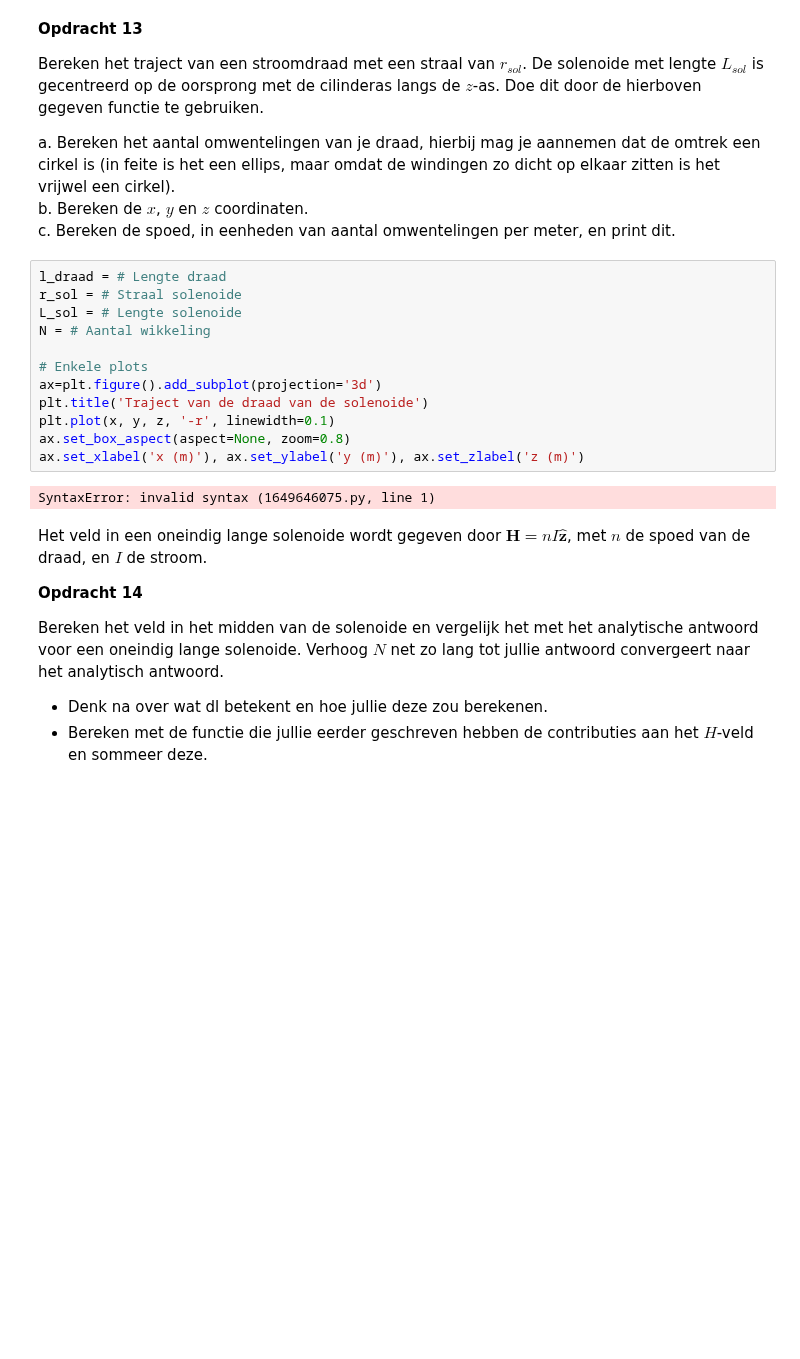
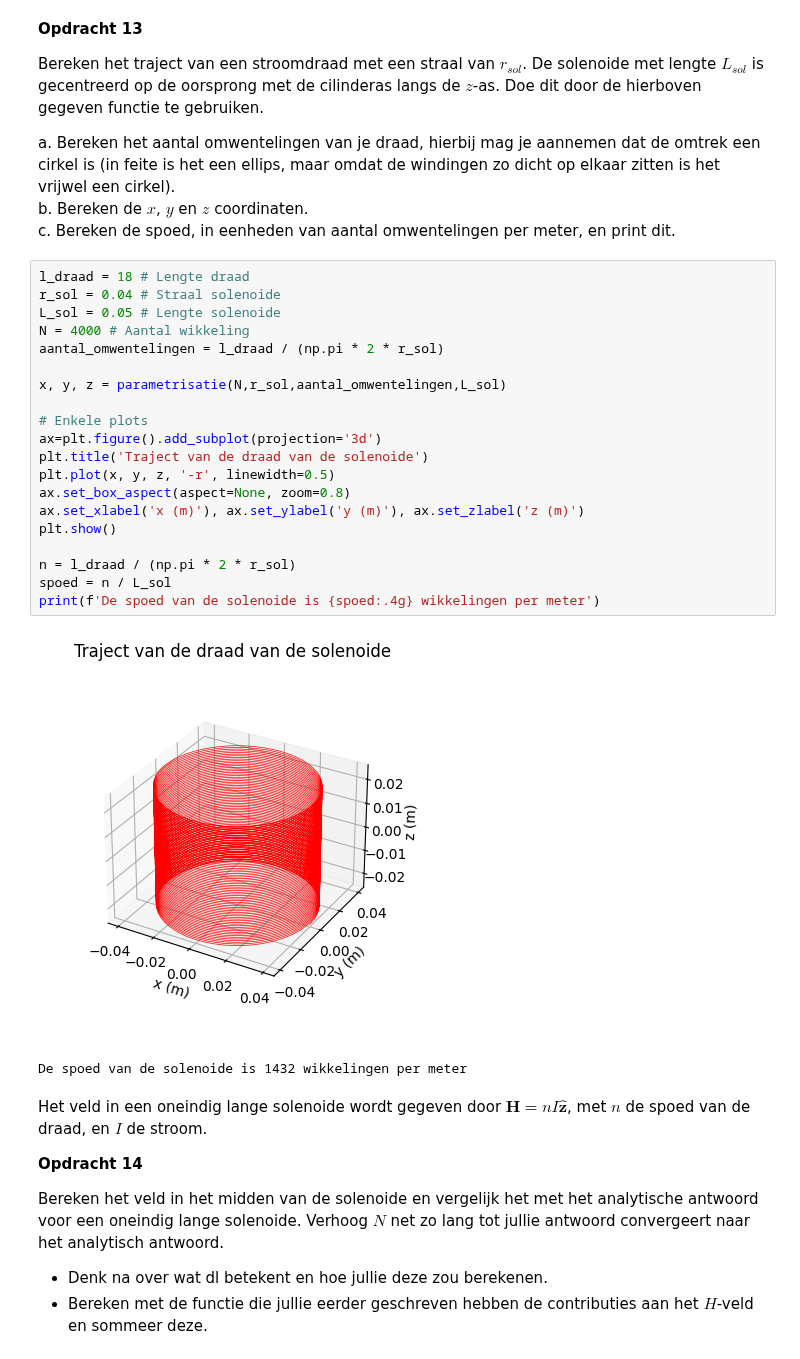
Before and after one commit to tdenooijer26/DEF-T-opdrachten, a Jupyter notebook: 2KrachtactuatorOpdracht/KrachtactuatorOpdracht.ipynb, the cells around one changed output. Saved outputs shown, nothing was run; the diff lists cells and outputs as text; blank space fills up the shorter version.

```diff
--- a/2KrachtactuatorOpdracht/KrachtactuatorOpdracht.ipynb
+++ b/2KrachtactuatorOpdracht/KrachtactuatorOpdracht.ipynb
@@ -377,19 +377,28 @@ a. Bereken het aantal omwentelingen van je draad, hierbij mag je aannemen dat de
 b. Bereken de $x$, $y$ en $z$ coordinaten.\
 c. Bereken de spoed, in eenheden van aantal omwentelingen per meter, en print dit.
 # %%
-l_draad = # Lengte draad
-r_sol = # Straal solenoide
-L_sol = # Lengte solenoide
-N = # Aantal wikkeling
+l_draad = 18 # Lengte draad
+r_sol = 0.04 # Straal solenoide
+L_sol = 0.05 # Lengte solenoide
+N = 4000 # Aantal wikkeling
+aantal_omwentelingen = l_draad / (np.pi * 2 * r_sol)
+
+x, y, z = parametrisatie(N,r_sol,aantal_omwentelingen,L_sol)
 
 # Enkele plots
 ax=plt.figure().add_subplot(projection='3d')
 plt.title('Traject van de draad van de solenoide')
-plt.plot(x, y, z, '-r', linewidth=0.1)
+plt.plot(x, y, z, '-r', linewidth=0.5)
 ax.set_box_aspect(aspect=None, zoom=0.8)
 ax.set_xlabel('x (m)'), ax.set_ylabel('y (m)'), ax.set_zlabel('z (m)')
+plt.show()
+
+n = l_draad / (np.pi * 2 * r_sol)
+spoed = n / L_sol
+print(f'De spoed van de solenoide is {spoed:.4g} wikkelingen per meter')
 # %% [output]
+[figure, added]
-SyntaxError: invalid syntax (1649646075.py, line 1)
+De spoed van de solenoide is 1432 wikkelingen per meter
 # %% [markdown]
 Het veld in een oneindig lange solenoide wordt gegeven door $\mathbf{H} = n I \hat{\mathbf{z}}$, met $n$ de spoed van de draad, en $I$ de stroom.
 
```
Also changed, not shown: parts of 4 cells of this notebook.
